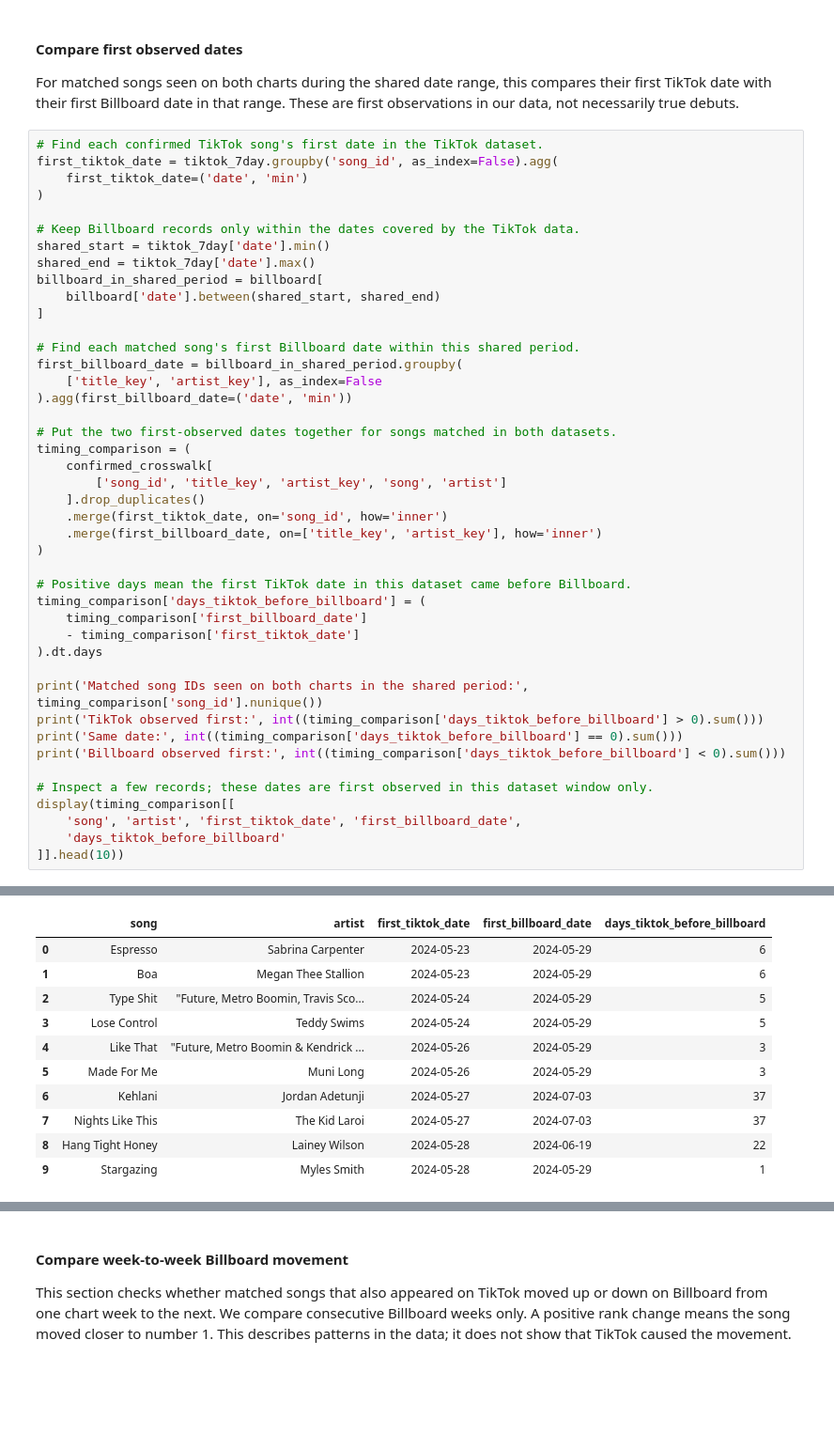
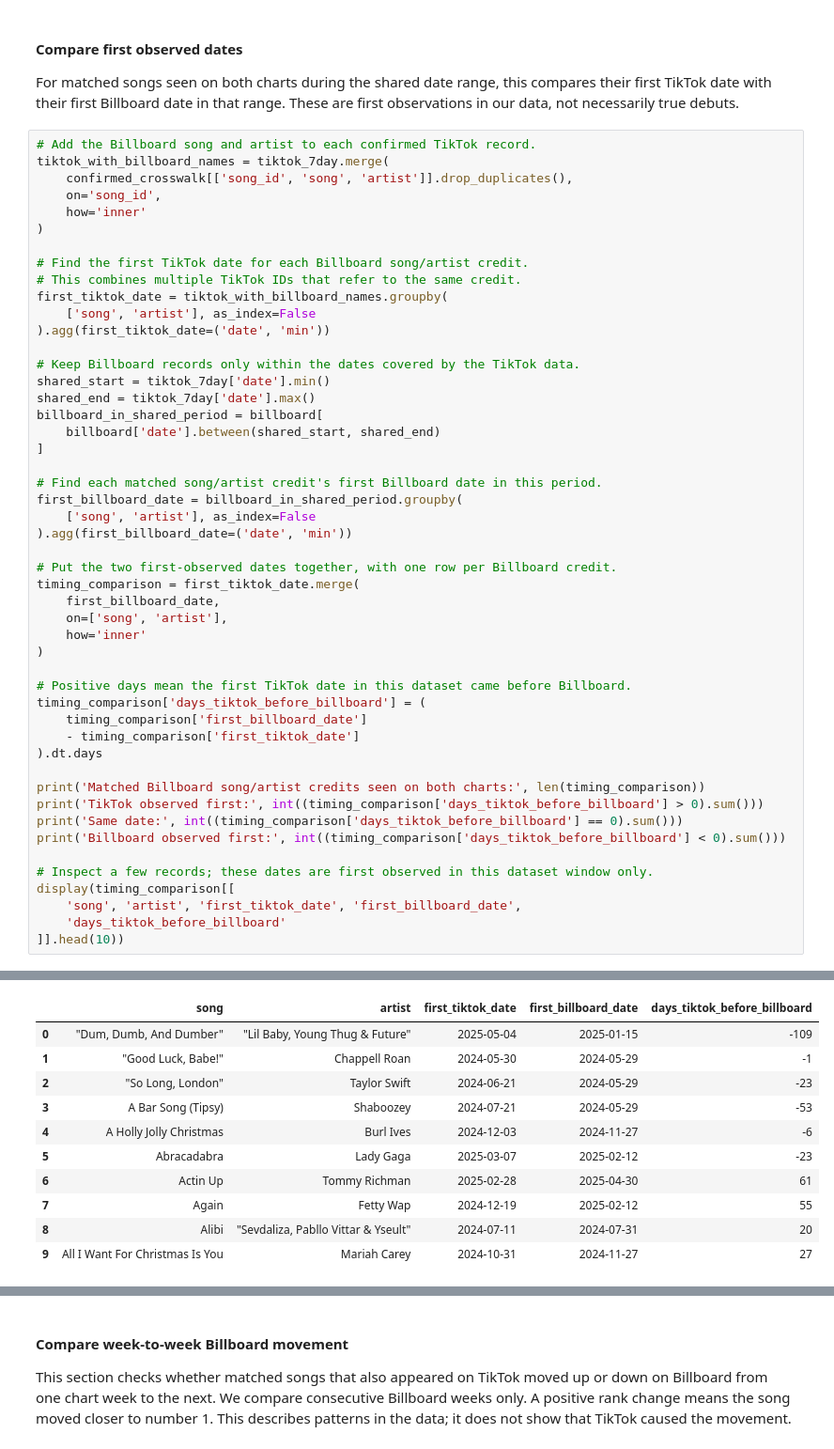
Before and after one commit to apekshapdl/charts-to-trends, a Jupyter notebook: notebooks/data_analysis.ipynb, the cells around one changed output, grey strips where cells are left out. Shown at 94% size. Cells and saved outputs as stored; diff of their text form; blank space fills up the shorter version.

```diff
--- a/notebooks/data_analysis.ipynb
+++ b/notebooks/data_analysis.ipynb
@@ -437,10 +457,18 @@ plt.show()
 
 For matched songs seen on both charts during the shared date range, this compares their first TikTok date with their first Billboard date in that range. These are first observations in our data, not necessarily true debuts.
 # %%
-# Find each confirmed TikTok song's first date in the TikTok dataset.
-first_tiktok_date = tiktok_7day.groupby('song_id', as_index=False).agg(
-    first_tiktok_date=('date', 'min')
+# Add the Billboard song and artist to each confirmed TikTok record.
+tiktok_with_billboard_names = tiktok_7day.merge(
+    confirmed_crosswalk[['song_id', 'song', 'artist']].drop_duplicates(),
+    on='song_id',
+    how='inner'
 )
+
+# Find the first TikTok date for each Billboard song/artist credit.
+# This combines multiple TikTok IDs that refer to the same credit.
+first_tiktok_date = tiktok_with_billboard_names.groupby(
+    ['song', 'artist'], as_index=False
+).agg(first_tiktok_date=('date', 'min'))
 
 # Keep Billboard records only within the dates covered by the TikTok data.
 shared_start = tiktok_7day['date'].min()
@@ -449,18 +477,16 @@ billboard_in_shared_period = billboard[
     billboard['date'].between(shared_start, shared_end)
 ]
 
-# Find each matched song's first Billboard date within this shared period.
+# Find each matched song/artist credit's first Billboard date in this period.
 first_billboard_date = billboard_in_shared_period.groupby(
-    ['title_key', 'artist_key'], as_index=False
+    ['song', 'artist'], as_index=False
 ).agg(first_billboard_date=('date', 'min'))
 
-# Put the two first-observed dates together for songs matched in both datasets.
-timing_comparison = (
-    confirmed_crosswalk[
-        ['song_id', 'title_key', 'artist_key', 'song', 'artist']
-    ].drop_duplicates()
-    .merge(first_tiktok_date, on='song_id', how='inner')
-    .merge(first_billboard_date, on=['title_key', 'artist_key'], how='inner')
+# Put the two first-observed dates together, with one row per Billboard credit.
+timing_comparison = first_tiktok_date.merge(
+    first_billboard_date,
+    on=['song', 'artist'],
+    how='inner'
 )
 
 # Positive days mean the first TikTok date in this dataset came before Billboard.
@@ -469,7 +495,7 @@ timing_comparison['days_tiktok_before_billboard'] = (
     - timing_comparison['first_tiktok_date']
 ).dt.days
 
-print('Matched song IDs seen on both charts in the shared period:', timing_comparison['song_id'].nunique())
+print('Matched Billboard song/artist credits seen on both charts:', len(timing_comparison))
 print('TikTok observed first:', int((timing_comparison['days_tiktok_before_billboard'] > 0).sum()))
 print('Same date:', int((timing_comparison['days_tiktok_before_billboard'] == 0).sum()))
 print('Billboard observed first:', int((timing_comparison['days_tiktok_before_billboard'] < 0).sum()))
@@ -487,14 +513,14 @@ Billboard observed first: 92
 |  | song | artist | first_tiktok_date | first_billboard_date | days_tiktok_before_billboard |
-| 0 | Espresso | Sabrina Carpenter | 2024-05-23 | 2024-05-29 | 6 |
-| 1 | Boa | Megan Thee Stallion | 2024-05-23 | 2024-05-29 | 6 |
-| 2 | Type Shit | "Future, Metro Boomin, Travis Sco... | 2024-05-24 | 2024-05-29 | 5 |
-| 3 | Lose Control | Teddy Swims | 2024-05-24 | 2024-05-29 | 5 |
-| 4 | Like That | "Future, Metro Boomin & Kendrick ... | 2024-05-26 | 2024-05-29 | 3 |
-| 5 | Made For Me | Muni Long | 2024-05-26 | 2024-05-29 | 3 |
-| 6 | Kehlani | Jordan Adetunji | 2024-05-27 | 2024-07-03 | 37 |
-| 7 | Nights Like This | The Kid Laroi | 2024-05-27 | 2024-07-03 | 37 |
-| 8 | Hang Tight Honey | Lainey Wilson | 2024-05-28 | 2024-06-19 | 22 |
-| 9 | Stargazing | Myles Smith | 2024-05-28 | 2024-05-29 | 1 |
+| 0 | "Dum, Dumb, And Dumber" | "Lil Baby, Young Thug & Future" | 2025-05-04 | 2025-01-15 | -109 |
+| 1 | "Good Luck, Babe!" | Chappell Roan | 2024-05-30 | 2024-05-29 | -1 |
+| 2 | "So Long, London" | Taylor Swift | 2024-06-21 | 2024-05-29 | -23 |
+| 3 | A Bar Song (Tipsy) | Shaboozey | 2024-07-21 | 2024-05-29 | -53 |
+| 4 | A Holly Jolly Christmas | Burl Ives | 2024-12-03 | 2024-11-27 | -6 |
+| 5 | Abracadabra | Lady Gaga | 2025-03-07 | 2025-02-12 | -23 |
+| 6 | Actin Up | Tommy Richman | 2025-02-28 | 2025-04-30 | 61 |
+| 7 | Again | Fetty Wap | 2024-12-19 | 2025-02-12 | 55 |
+| 8 | Alibi | "Sevdaliza, Pabllo Vittar & Yseult" | 2024-07-11 | 2024-07-31 | 20 |
+| 9 | All I Want For Christmas Is You | Mariah Carey | 2024-10-31 | 2024-11-27 | 27 |
 # %% [markdown]
 #### Summarize TikTok-first gaps
 
```
Also changed, not shown: parts of 18 cells of this notebook, 14 other files.
